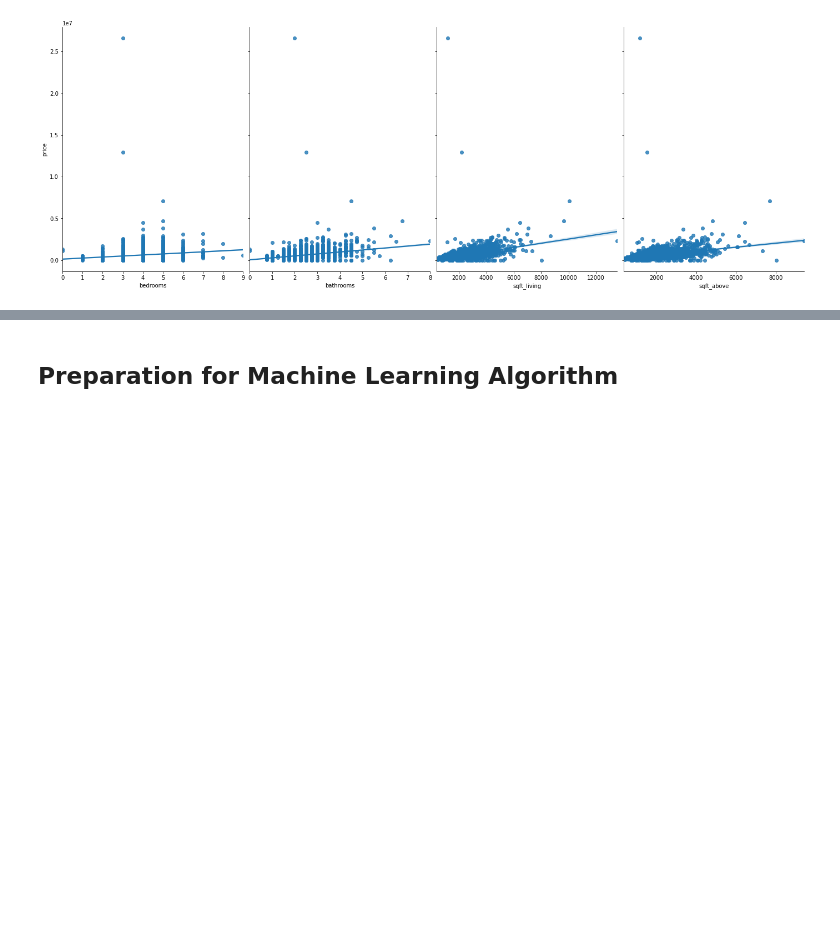
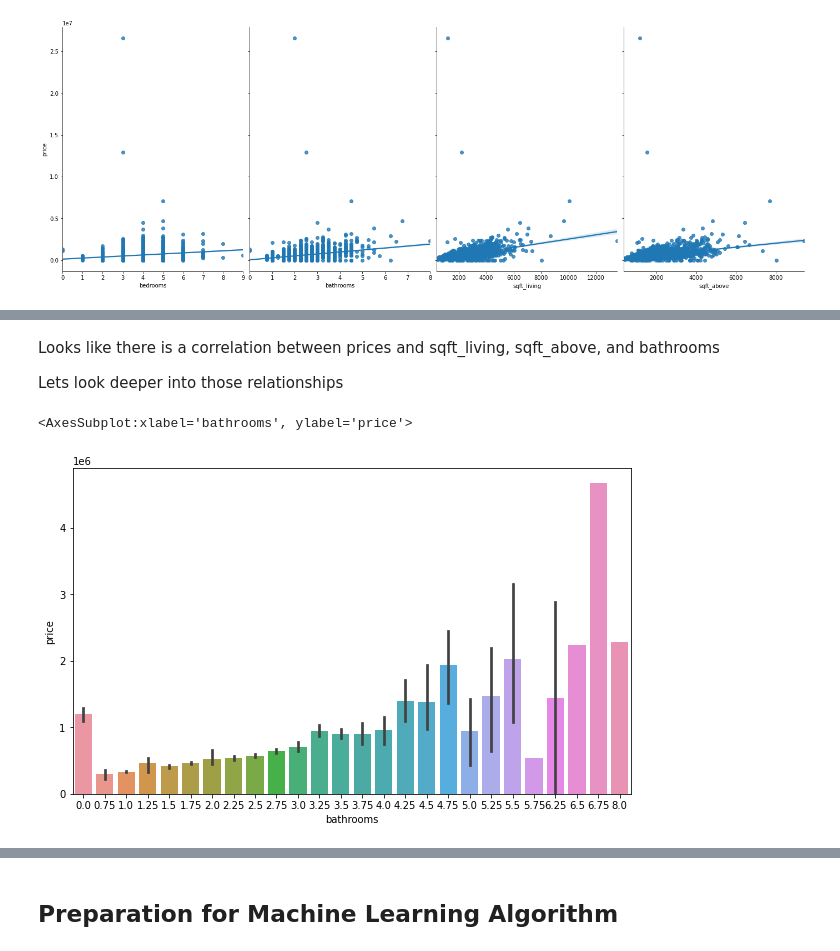
Before and after one commit to fpaul787/Housing-Price-Prediction, a Jupyter notebook: regression_model.ipynb, the cells around one changed output, grey strips where cells are left out. Cells and saved outputs as stored; diff of their text form; code cells hidden in the pictures; blank space fills up the shorter version.

```diff
--- a/regression_model.ipynb
+++ b/regression_model.ipynb
@@ -107,0 +196,9 @@ sns.pairplot(housing, x_vars=['bedrooms', 'bathrooms', 'sqft_living', 'sqft_abov
+# %% [markdown]
+<p>Looks like there is a correlation between prices and sqft_living, sqft_above, and bathrooms</p>
+<p>Lets look deeper into those relationships</p>
+# %%
+plt.figure(figsize=(10,6))
+sns.barplot(x=housing.bathrooms, y=housing['price'])
+# %% [output]
+<AxesSubplot:xlabel='bathrooms', ylabel='price'>
+[figure, added]
```
Also changed, not shown: parts of 27 cells of this notebook.
